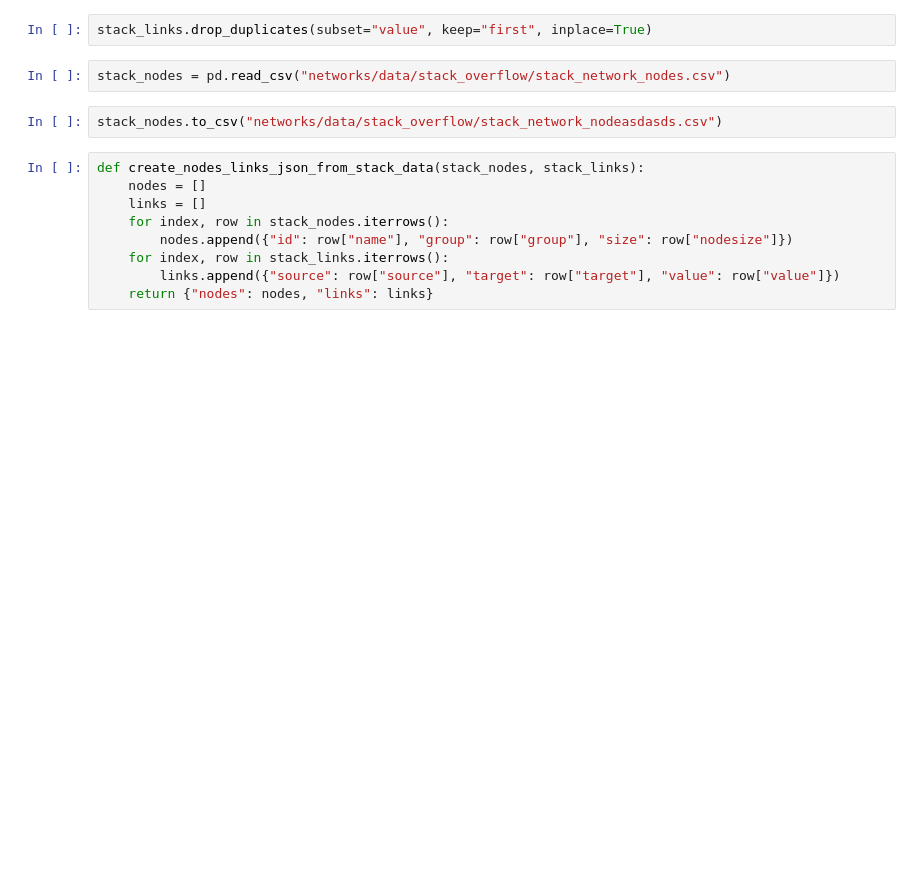
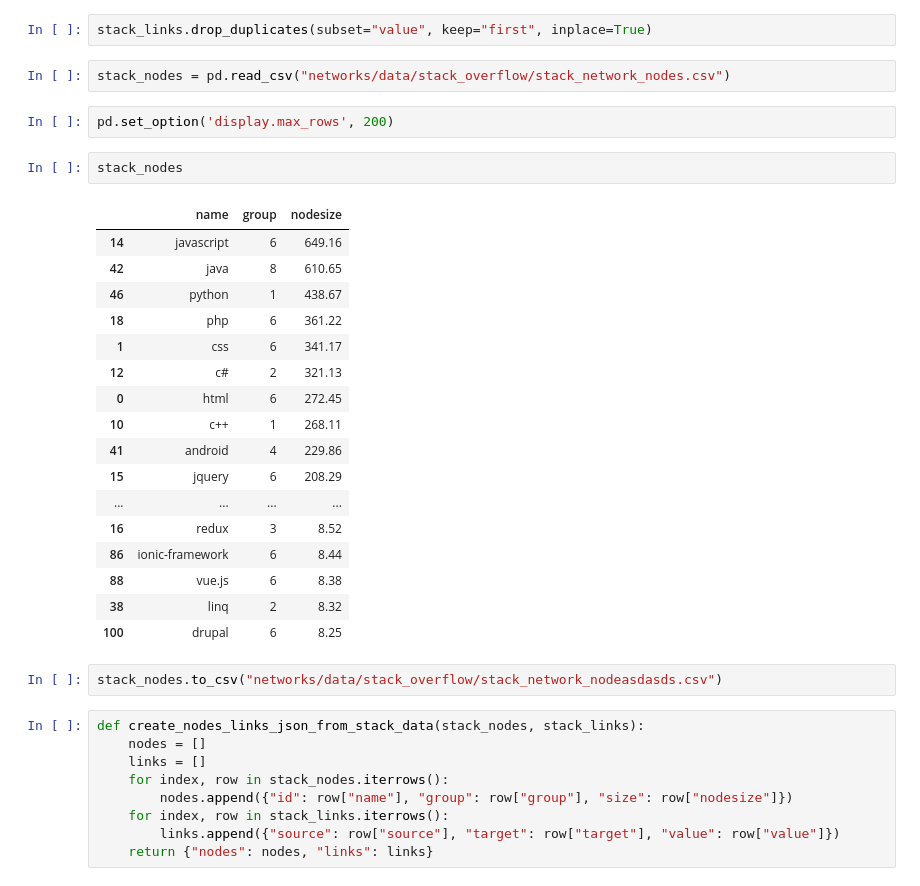
Before and after one commit to cake-dev/cake-dev.github.io, a Jupyter notebook: D3_Practice/data_notebook.ipynb, the cells around one changed output. Drawn from its saved outputs; the diff is of its cells as text; blank space fills up the shorter version.

```diff
--- a/D3_Practice/data_notebook.ipynb
+++ b/D3_Practice/data_notebook.ipynb
@@ -153,6 +153,28 @@ stack_links = pd.read_csv("networks/data/stack_overflow/stack_network_links.csv"
 stack_links.drop_duplicates(subset="value", keep="first", inplace=True)
 # %%
 stack_nodes = pd.read_csv("networks/data/stack_overflow/stack_network_nodes.csv")
+# %%
+pd.set_option('display.max_rows', 200)
+# %%
+stack_nodes
+# %% [output]
+|  | name | group | nodesize |
+| 14 | javascript | 6 | 649.16 |
+| 42 | java | 8 | 610.65 |
+| 46 | python | 1 | 438.67 |
+| 18 | php | 6 | 361.22 |
+| 1 | css | 6 | 341.17 |
+| 12 | c# | 2 | 321.13 |
+| 0 | html | 6 | 272.45 |
+| 10 | c++ | 1 | 268.11 |
+| 41 | android | 4 | 229.86 |
+| 15 | jquery | 6 | 208.29 |
+| ... | ... | ... | ... |
+| 16 | redux | 3 | 8.52 |
+| 86 | ionic-framework | 6 | 8.44 |
+| 88 | vue.js | 6 | 8.38 |
+| 38 | linq | 2 | 8.32 |
+| 100 | drupal | 6 | 8.25 |
 # %%
 stack_nodes.to_csv("networks/data/stack_overflow/stack_network_nodeasdasds.csv")
 # %%
```
Also changed, not shown: 39 other files.
